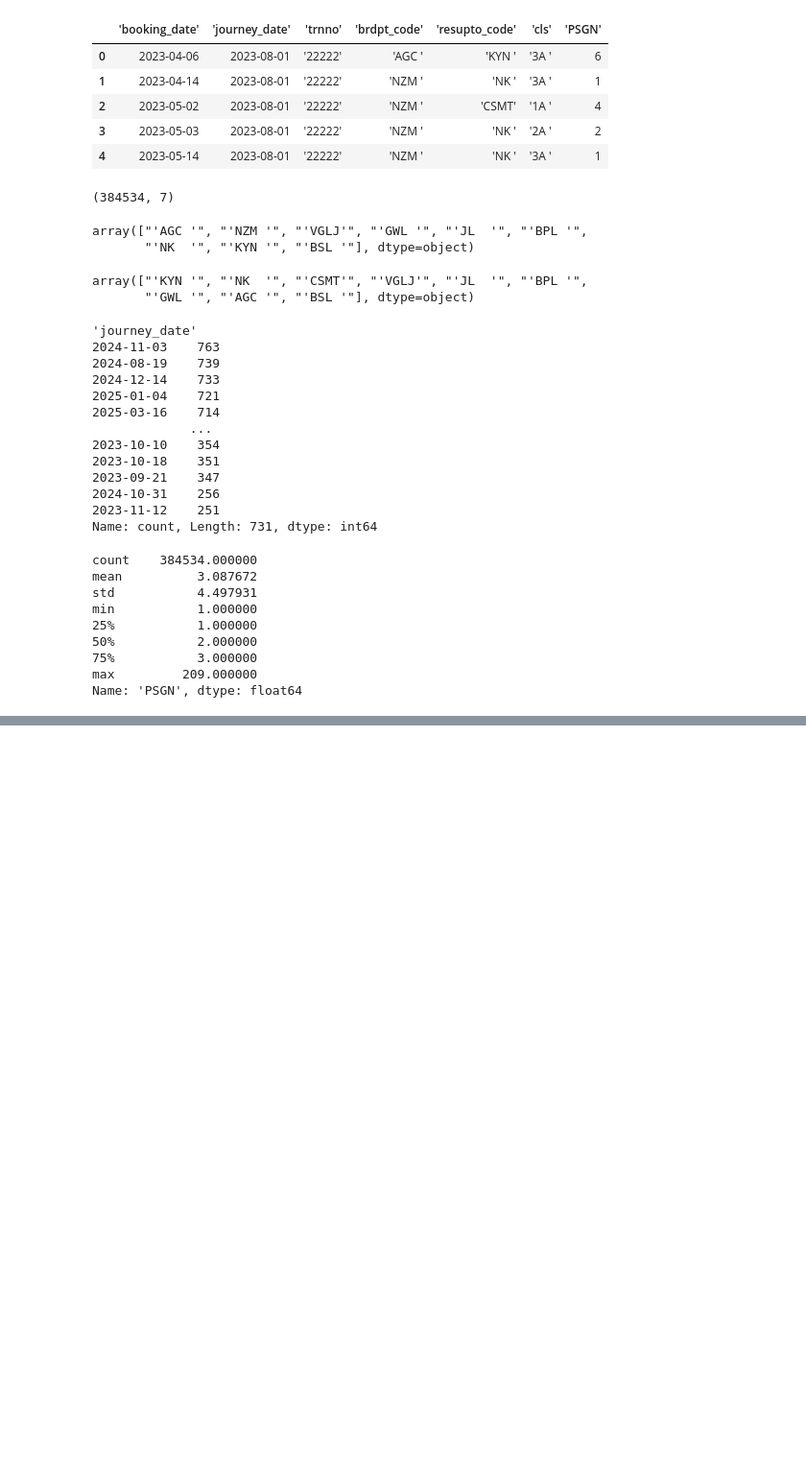
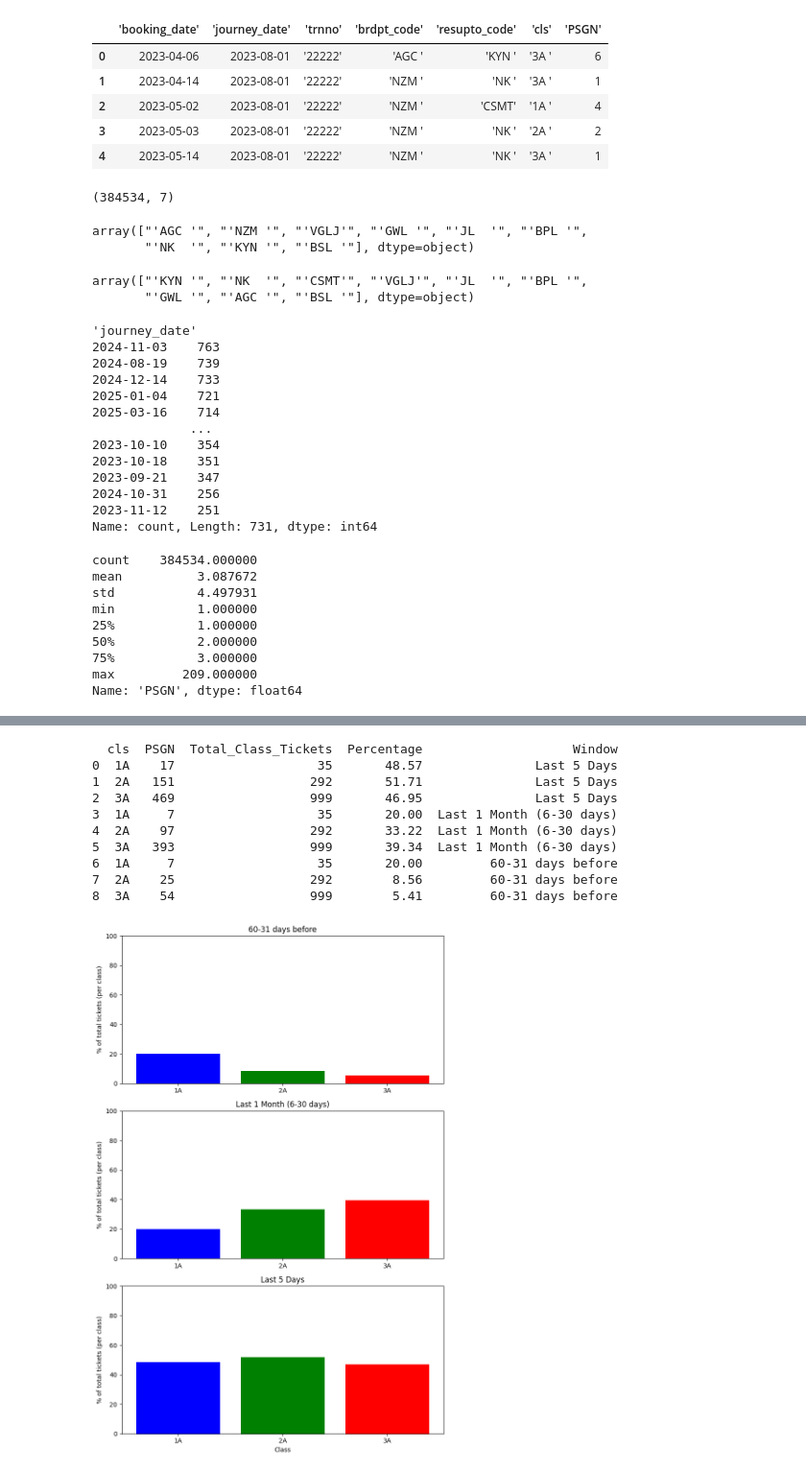
Before and after one commit to yashu1819/DPonTrain, a Jupyter notebook: Analysis/T22222.ipynb, the cells around one changed output, grey strips where cells are left out. Shown at 96% size. Saved outputs shown, nothing was run; the diff lists cells and outputs as text; code cells hidden in the pictures; blank space fills up the shorter version.

```diff
--- a/Analysis/T22222.ipynb
+++ b/Analysis/T22222.ipynb
@@ -54,0 +143,70 @@ Name: 'PSGN', dtype: float64
+# %%
+
+# Convert to datetime
+df["booking_date"] = pd.to_datetime(df["booking_date"])
+df["journey_date"] = pd.to_datetime(df["journey_date"])
+
+# Clean class column
+df["cls"] = df["cls"].str.strip().str.replace("'", "")
+
+# Select journey date
+target_journey_date = pd.to_datetime("2023-11-03")
+
+# Compute days before departure
+df["days_before_departure"] = (df["journey_date"] - df["booking_date"]).dt.days
+
+# Keep only tickets for target date
+df_filtered = df[df["journey_date"] == target_journey_date]
+
+# Define windows
+windows = {
+    "Last 5 Days": (0, 5),
+    "Last 1 Month (6-30 days)": (6, 30),
+    "60-31 days before": (31, 60)  # adjust if bookings open longer
+}
+
+results = []
+
+# Total tickets booked in each class (denominator)
+totals = df_filtered.groupby("cls")["PSGN"].sum().to_dict()
+
+# Compute percentages
+for window_name, (low, high) in windows.items():
+    subset = df_filtered[(df_filtered["days_before_departure"] >= low) &
+                         (df_filtered["days_before_departure"] <= high)]
+
+    summary = subset.groupby("cls")["PSGN"].sum().reset_index()
+    summary["Total_Class_Tickets"] = summary["cls"].map(totals)
+    summary["Percentage"] = (summary["PSGN"] / summary["Total_Class_Tickets"] * 100).round(2)
+    summary["Window"] = window_name
+    results.append(summary)
+
+analysis_df = pd.concat(results, ignore_index=True)
+
+# Show table
+print(analysis_df)
+
+# Plot 3 separate bar graphs
+fig, axes = plt.subplots(3, 1, figsize=(8, 12))
+
+for ax, (window, group) in zip(axes, analysis_df.groupby("Window")):
+    ax.bar(group["cls"], group["Percentage"], color=["b", "g", "r"])
+    ax.set_title(window)
+    ax.set_ylabel("% of total tickets (per class)")
+    ax.set_ylim(0, 100)
+
+axes[-1].set_xlabel("Class")
+plt.tight_layout()
+plt.show()
+# %% [output]
+  cls  PSGN  Total_Class_Tickets  Percentage                    Window
+0  1A    17                   35       48.57               Last 5 Days
+1  2A   151                  292       51.71               Last 5 Days
+2  3A   469                  999       46.95               Last 5 Days
+3  1A     7                   35       20.00  Last 1 Month (6-30 days)
+4  2A    97                  292       33.22  Last 1 Month (6-30 days)
+5  3A   393                  999       39.34  Last 1 Month (6-30 days)
+6  1A     7                   35       20.00         60-31 days before
+7  2A    25                  292        8.56         60-31 days before
+8  3A    54                  999        5.41         60-31 days before
+[figure, added]
```
Also changed, not shown: parts of 8 cells of this notebook.
